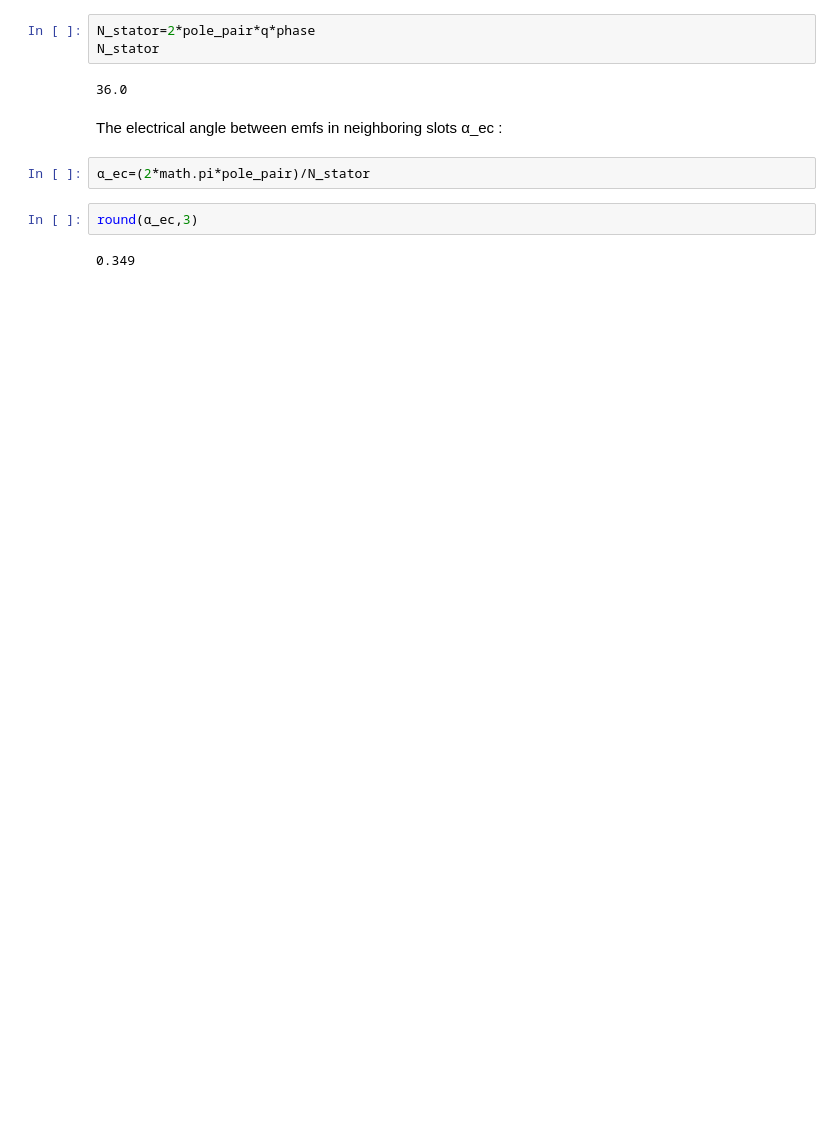
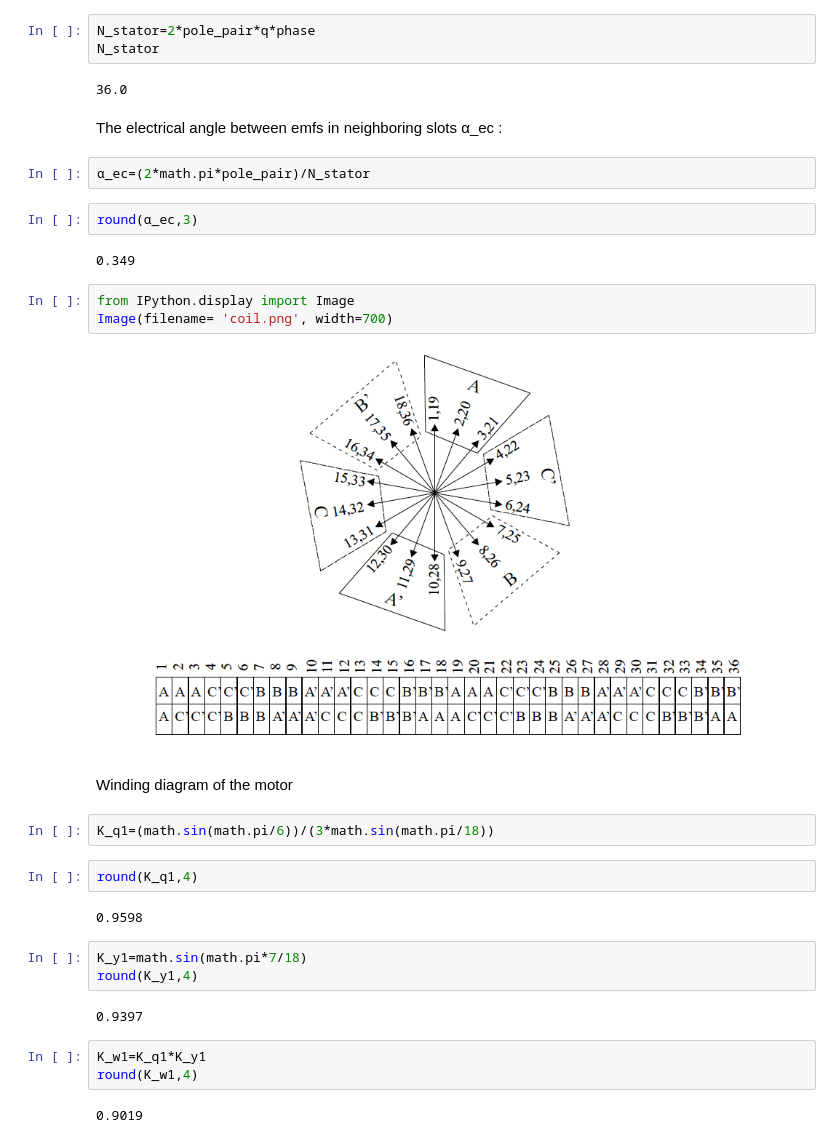
Before and after one commit to odtu/EE564, a Jupyter notebook: TESLA/M_Zeki/teslamotor.ipynb, the cells around one changed output. Drawn from its saved outputs; the diff is of its cells as text; blank space fills up the shorter version.

```diff
--- a/TESLA/M_Zeki/teslamotor.ipynb
+++ b/TESLA/M_Zeki/teslamotor.ipynb
@@ -144,3 +144,26 @@ The electrical angle between emfs in neighboring slots α_ec :
 round(α_ec,3)
 # %% [output]
 0.349
+# %%
+from IPython.display import Image
+Image(filename= 'coil.png', width=700)
+# %% [output]
+[figure, added]
+# %% [markdown]
+Winding diagram of the motor
+# %%
+K_q1=(math.sin(math.pi/6))/(3*math.sin(math.pi/18))
+# %%
+round(K_q1,4)
+# %% [output]
+0.9598
+# %%
+K_y1=math.sin(math.pi*7/18)
+round(K_y1,4)
+# %% [output]
+0.9397
+# %%
+K_w1=K_q1*K_y1
+round(K_w1,4)
+# %% [output]
+0.9019
```
Also changed, not shown: 1 other file.
